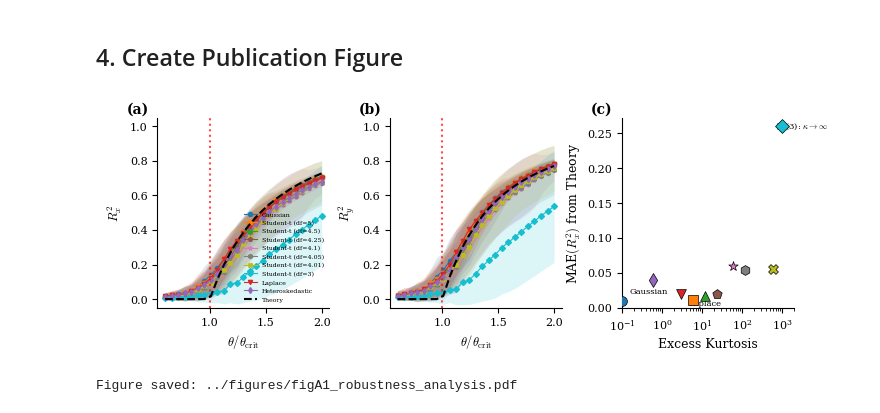
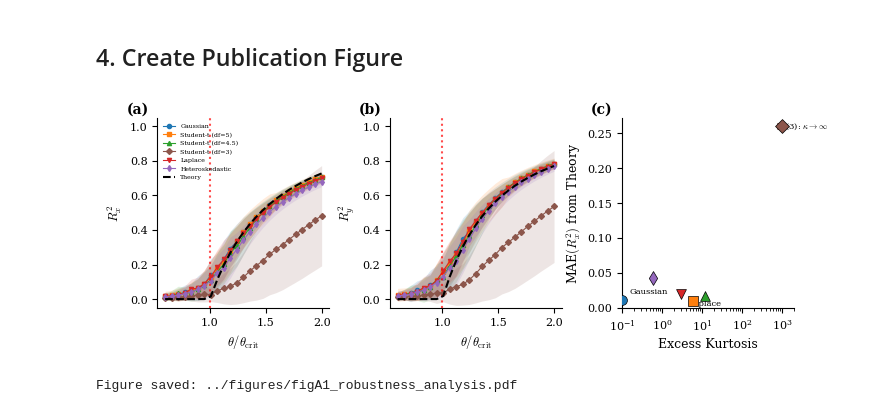
Before and after one commit to gjoelbye/Phase-Transitions-in-Spectral-PLS, a Jupyter notebook: experiments/figA1_robustness_analysis.ipynb, the cells around one changed output. Saved outputs shown, nothing was run; the diff lists cells and outputs as text; code cells hidden in the pictures.

```diff
--- a/experiments/figA1_robustness_analysis.ipynb
+++ b/experiments/figA1_robustness_analysis.ipynb
@@ -71,34 +67,10 @@ NOISE_TYPES = {
         'color': 'C2',
         'marker': '^',
     },
-    't4.25': {
-        'label': 'Student-t (df=4.25)',
-        'excess_kurtosis': 24,  # 6/(4.25-4) = 24
-        'color': 'C5',
-        'marker': 'p',
-    },
-    't4.1': {
-        'label': 'Student-t (df=4.1)',
-        'excess_kurtosis': 60,  # 6/(4.1-4) = 60
-        'color': 'C6',
-        'marker': '*',
-    },
-    't4.05': {
-        'label': 'Student-t (df=4.05)',
-        'excess_kurtosis': 120,  # 6/(4.05-4) = 120
-        'color': 'C7',
-        'marker': 'h',
-    },
-    't4.01': {
-        'label': 'Student-t (df=4.01)',
-        'excess_kurtosis': 600,  # 6/(4.01-4) = 600
-        'color': 'C8',
-        'marker': 'X',
-    },
     't3': {
         'label': 'Student-t (df=3)',
         'excess_kurtosis': np.inf,  # undefined for df <= 4
-        'color': 'C9',
+        'color': 'C5',
         'marker': 'D',
     },
     'laplace': {
@@ -241,7 +216,7 @@ ax_a.axvline(1.0, color='red', linestyle=':', linewidth=1.5, alpha=0.7)
 ax_a.set_xlabel(r'$\theta / \theta_{\mathrm{crit}}$')
 ax_a.set_ylabel(r'$R_x^2$')
 ax_a.set_ylim([-0.05, 1.05])
-ax_a.legend(loc='lower right', frameon=False, fontsize=4.5, ncol=1)
+ax_a.legend(loc='upper left', frameon=False, fontsize=4.5, ncol=1)
 ax_a.text(-0.18, 1.08, '(a)', transform=ax_a.transAxes,
           fontsize=10, fontweight='bold', va='top')
 
@@ -324,32 +299,32 @@ ax_c.set_xlabel('Excess Kurtosis')
 ax_c.set_ylabel(r'MAE$(R_x^2)$ from Theory')
 ax_c.set_xscale('log')
 ax_c.set_xlim([0.1, 2000])
 ax_c.set_ylim([0, None])
 ax_c.text(-0.18, 1.08, '(c)', transform=ax_c.transAxes,
           fontsize=10, fontweight='bold', va='top')
 
 # Add annotation for t3 at infinity
 if len(mae_values) > 0:
     # Find t3 result
     t3_mae = None
     for noise_type, info in NOISE_TYPES.items():
         if info['label'] == 'Student-t (df=3)':
             results = all_results[noise_type]
             rx2_emp = np.array([r['Rx2_pls_mean'] for r in results])
             rx2_theory = np.array([r['Rx2_theory'] for r in results])
             theta_norm = np.array([r['theta_norm'] for r in results])
             mask = theta_norm > 1.1
             if mask.sum() > 0:
                 t3_mae = np.mean(np.abs(rx2_emp[mask] - rx2_theory[mask]))
             break
     if t3_mae is not None:
         ax_c.text(1000, t3_mae, r't(3): $\kappa\to\infty$',
                   fontsize=6, ha='left', va='center')
 
 plt.savefig('../figures/figA1_robustness_analysis.pdf', dpi=300, bbox_inches='tight')
 plt.show()
 
 print("\nFigure saved: ../figures/figA1_robustness_analysis.pdf")
 # %% [output]
-[figure, old version]
+[figure, new version]
 Figure saved: ../figures/figA1_robustness_analysis.pdf
```
Also changed, not shown: parts of 3 cells of this notebook, 13 other files.
